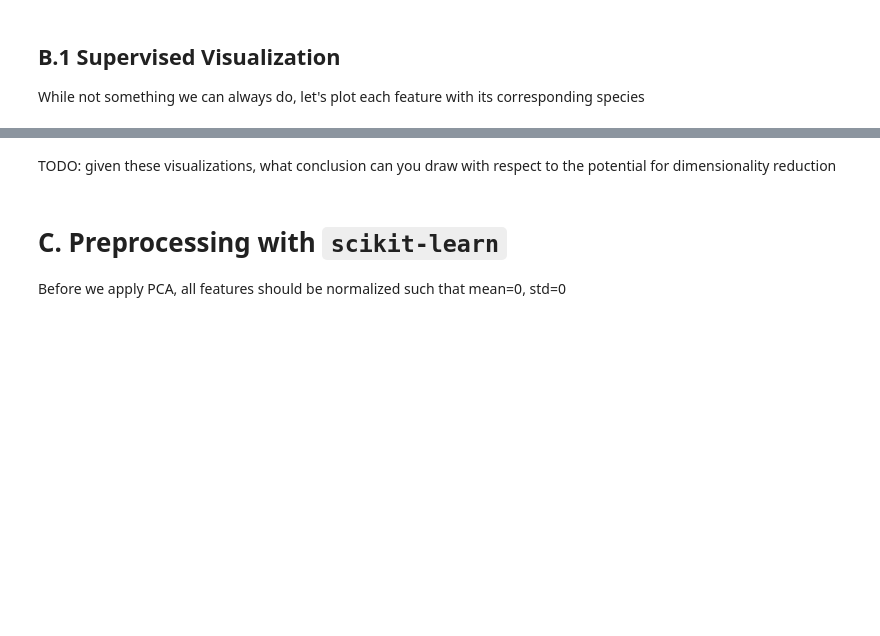
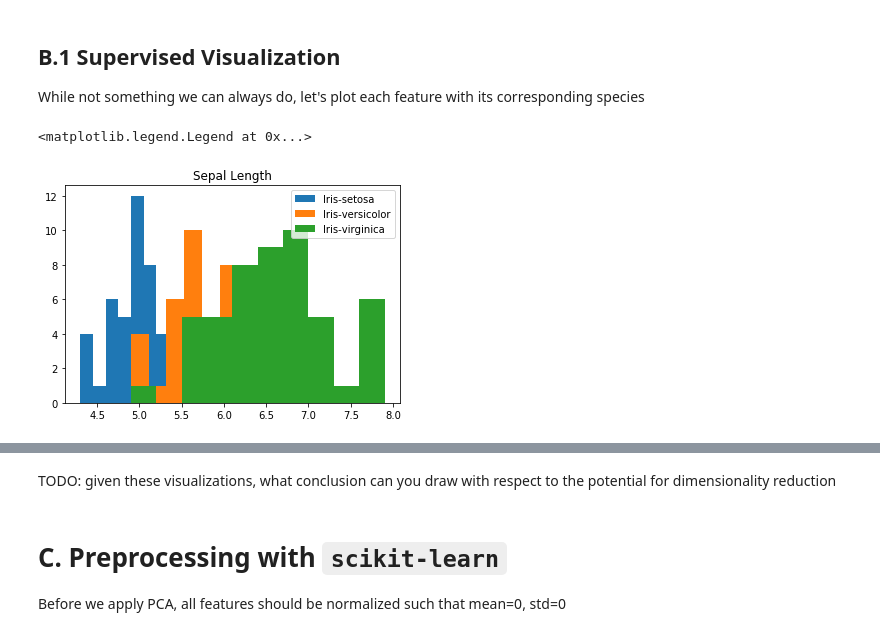
Before and after one commit to kz4/DataMining, a Jupyter notebook: 3DimensionalityReduction_RecommenderSystems/1PCA_LinearAlgebra/starter-3.3.ipynb, the cells around one changed output, grey strips where cells are left out. Cells and saved outputs as stored; diff of their text form; code cells hidden in the pictures; blank space fills up the shorter version.

```diff
--- a/3DimensionalityReduction_RecommenderSystems/1PCA_LinearAlgebra/starter-3.3.ipynb
+++ b/3DimensionalityReduction_RecommenderSystems/1PCA_LinearAlgebra/starter-3.3.ipynb
@@ -45,4 +101,15 @@ X
 While not something we can always do, let's plot each feature with its corresponding species
 # %%
 distinct_species = Y.unique()
+# %%
+# Y[Y.isin([species])].index prints the list of index that correspond to that distinct species
+# i.e. 0~49 for Iris-setosa, 50~99 for Iris-versicolor and 100~149 for Iris-virginica
+for species in distinct_species:
+    plt.hist([X.loc[p].sepal_l_cm for p in Y[Y.isin([species])].index], label=species)
+
+plt.title('Sepal Length')
+plt.legend(loc='upper right')
+# %% [output]
+<matplotlib.legend.Legend at 0x...>
+[figure, added]
 # %%
```
Also changed, not shown: parts of 12 cells of this notebook.
